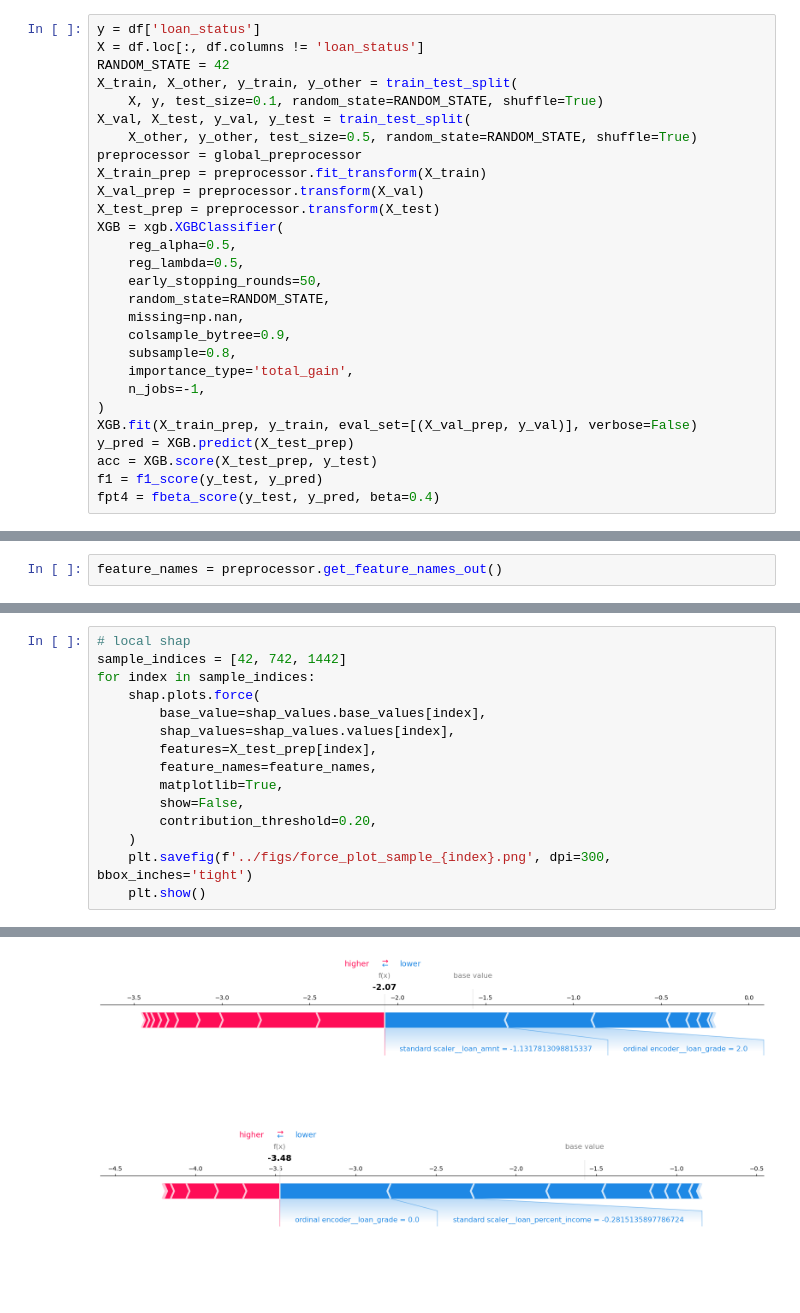
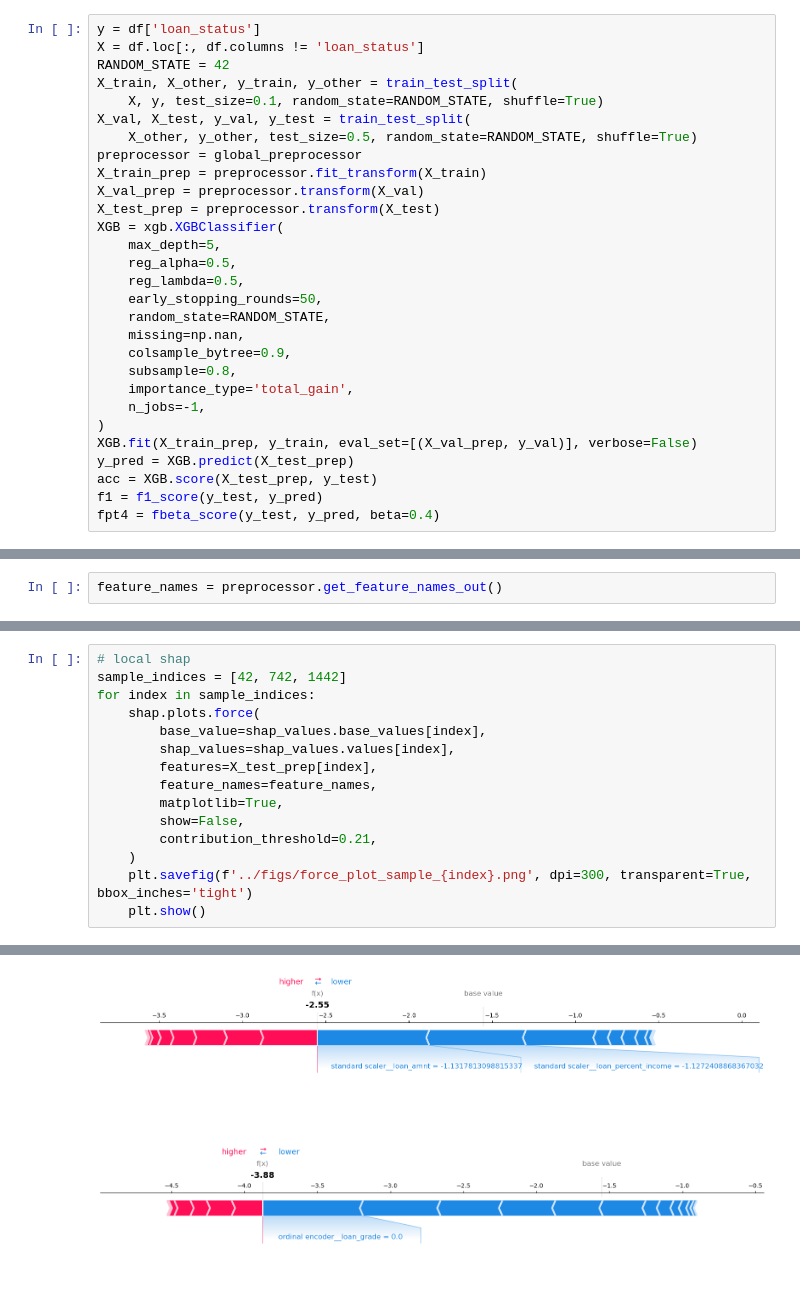
Before and after one commit to CQY114/data1030_fall2024_final_project, a Jupyter notebook: src/main.ipynb, the cells around one changed output, grey strips where cells are left out. Cells and saved outputs as stored; diff of their text form.

```diff
--- a/src/main.ipynb
+++ b/src/main.ipynb
@@ -619,6 +645,7 @@ X_train_prep = preprocessor.fit_transform(X_train)
 X_val_prep = preprocessor.transform(X_val)
 X_test_prep = preprocessor.transform(X_test)
 XGB = xgb.XGBClassifier(
+    max_depth=5,
     reg_alpha=0.5,
     reg_lambda=0.5,
     early_stopping_rounds=50,
@@ -730,8 +757,8 @@ for index in sample_indices:
         feature_names=feature_names,
         matplotlib=True,
         show=False,
-        contribution_threshold=0.20,
+        contribution_threshold=0.21,
     )
-    plt.savefig(f'../figs/force_plot_sample_{index}.png', dpi=300, bbox_inches='tight')
+    plt.savefig(f'../figs/force_plot_sample_{index}.png', dpi=300, transparent=True, bbox_inches='tight')
     plt.show()
 # %% [output]
@@ -739,2 +766,2 @@ for index in sample_indices:
-[figure, old version]
+[figure, new version]
-[figure, old version]
+[figure, new version]
```
Also changed, not shown: parts of 32 cells of this notebook, 18 other files.
